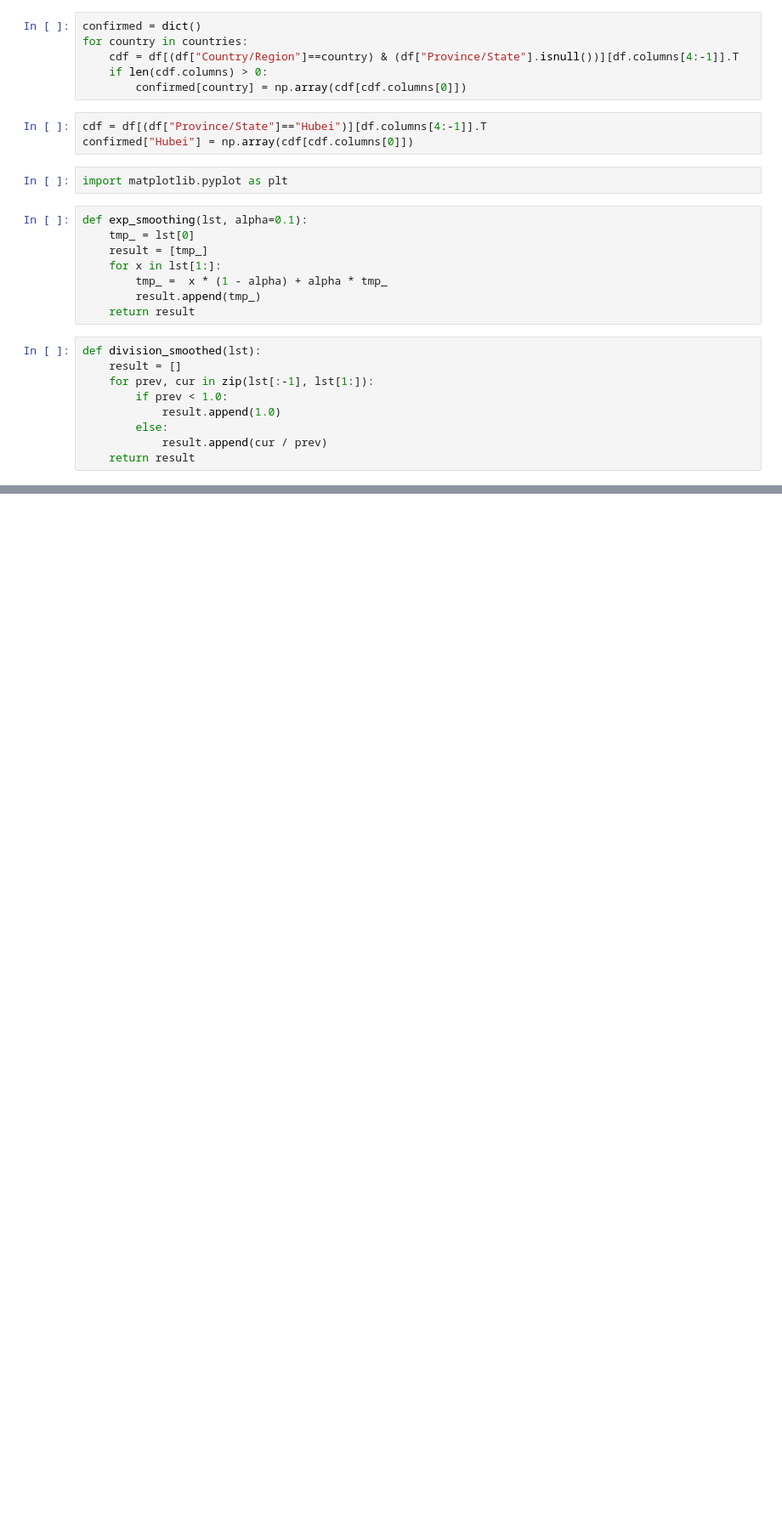
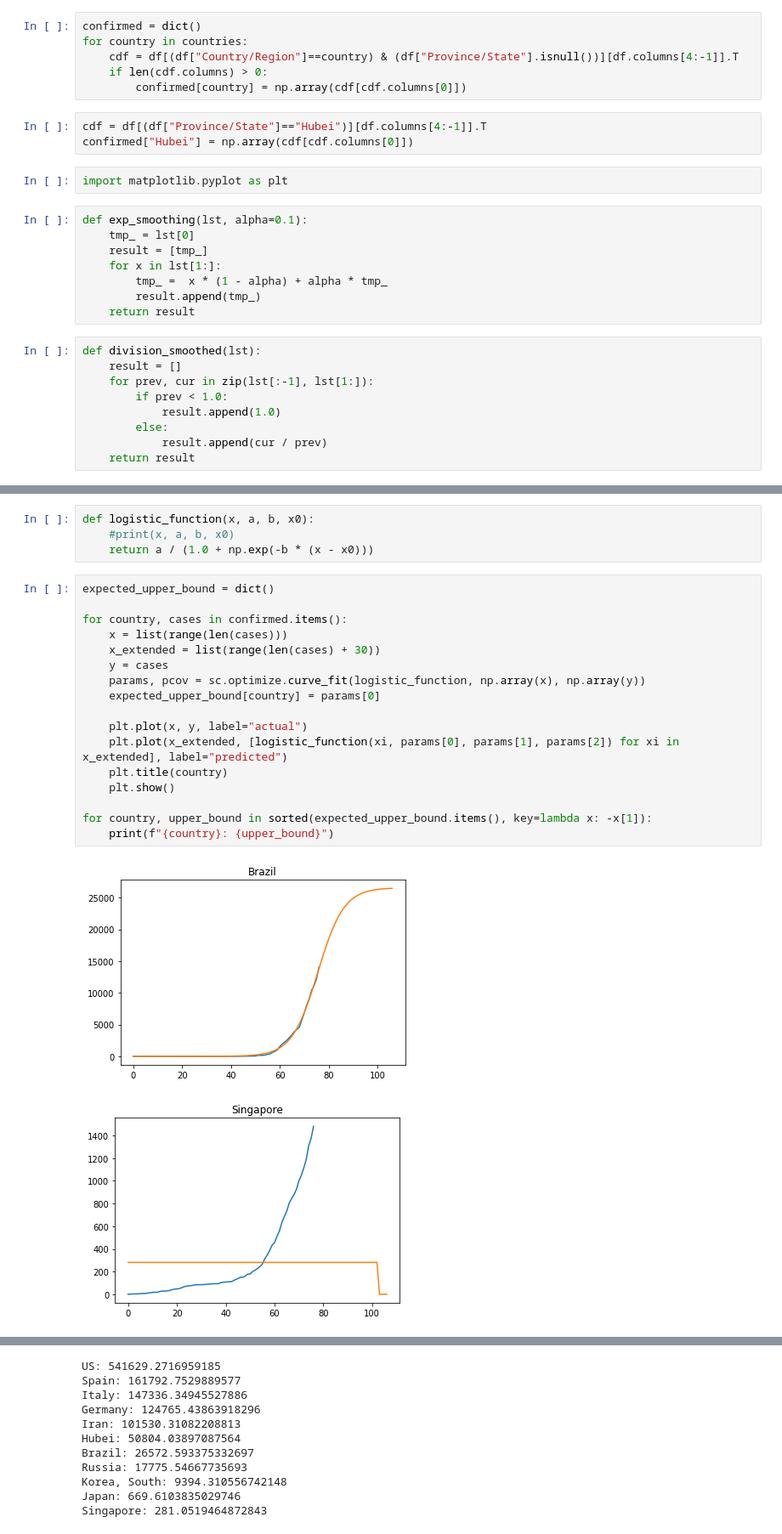
Before and after one commit to Malkovsky/interactive-visualization, a Jupyter notebook: covid19.ipynb, the cells around one changed output, grey strips where cells are left out. Shown: that part at 85% size. Drawn from its saved outputs; the diff is of its cells as text; blank space fills up the shorter version.

```diff
--- a/covid19.ipynb
+++ b/covid19.ipynb
@@ -89,0 +94,24 @@ plt.show()
+# %%
+def logistic_function(x, a, b, x0):
+    #print(x, a, b, x0)
+    return a / (1.0 + np.exp(-b * (x - x0)))
+# %%
+expected_upper_bound = dict()
+
+for country, cases in confirmed.items():
+    x = list(range(len(cases)))
+    x_extended = list(range(len(cases) + 30))
+    y = cases
+    params, pcov = sc.optimize.curve_fit(logistic_function, np.array(x), np.array(y))
+    expected_upper_bound[country] = params[0]
+
+    plt.plot(x, y, label="actual")
+    plt.plot(x_extended, [logistic_function(xi, params[0], params[1], params[2]) for xi in x_extended], label="predicted")
+    plt.title(country)
+    plt.show()
+
+for country, upper_bound in sorted(expected_upper_bound.items(), key=lambda x: -x[1]):
+    print(f"{country}: {upper_bound}")
+# %% [output]
+[figure, added]
+[figure, added]
@@ -89,0 +127,11 @@ plt.show()
+US: 541629.2716959185
+Spain: 161792.7529889577
+Italy: 147336.34945527886
+Germany: 124765.43863918296
+Iran: 101530.31082208813
+Hubei: 50804.03897087564
+Brazil: 26572.593375332697
+Russia: 17775.54667735693
+Korea, South: 9394.310556742148
+Japan: 669.6103835029746
+Singapore: 281.0519464872843
```
Also changed, not shown: parts of 6 cells of this notebook.
